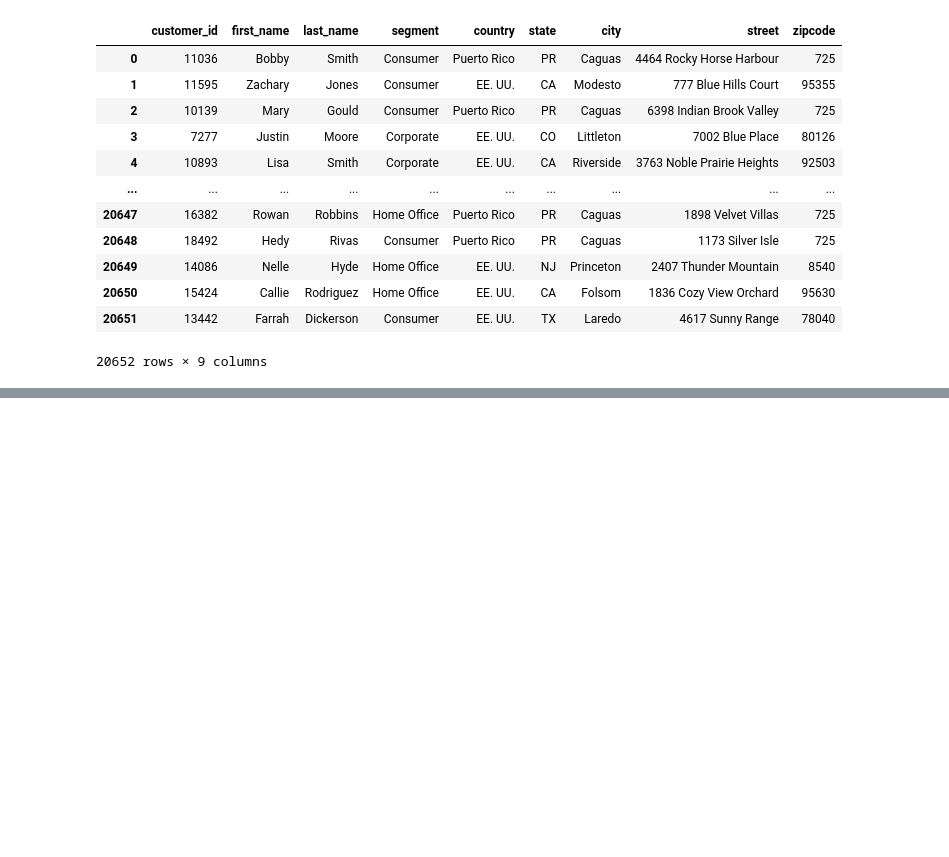
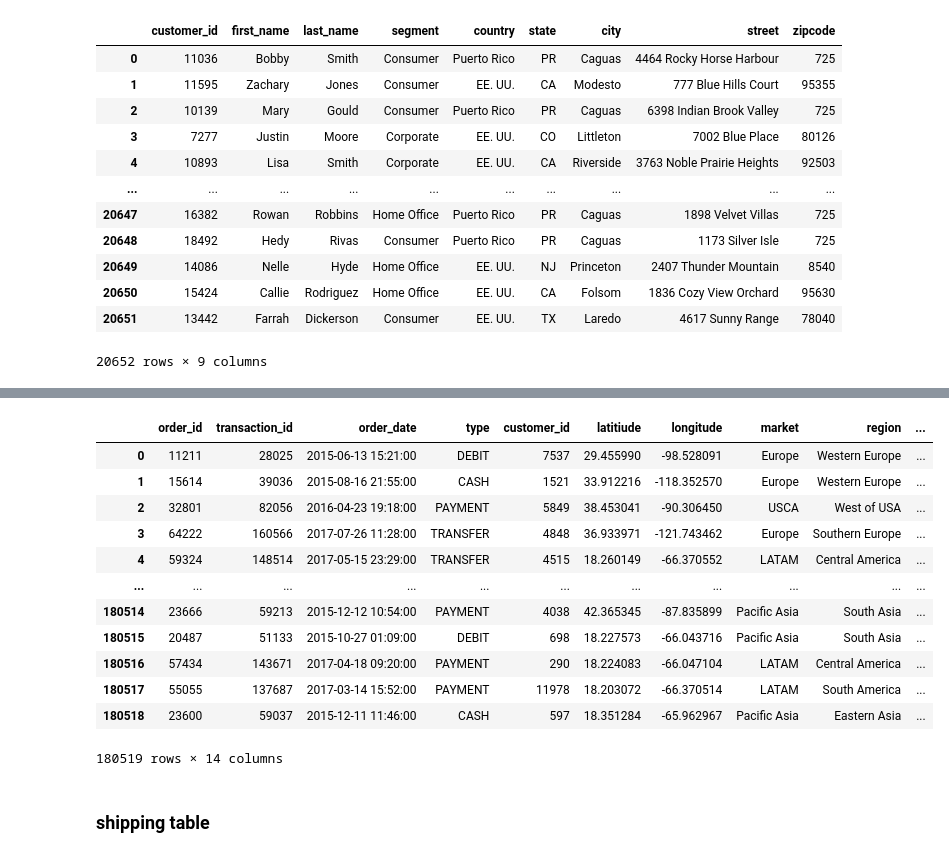
Before and after one commit to occampos/Supply-Chain-Analysis, a Jupyter notebook: supply_chain_analysis.ipynb, the cells around one changed output, grey strips where cells are left out. Drawn from its saved outputs; the diff is of its cells as text; code cells hidden in the pictures; blank space fills up the shorter version.

```diff
--- a/supply_chain_analysis.ipynb
+++ b/supply_chain_analysis.ipynb
@@ -16,10 +29,19 @@ orders_ratio_query = 'SELECT * FROM orders_ratio'
 orders_demographic_query = 'SELECT * FROM orders_demographic'
 shipping_query = 'SELECT * FROM shipping'
 # %%
-customers = pd.read_sql_query(customers_query, connection)
-products = pd.read_sql_query(products_query, connection)
-categories_departments = pd.read_sql_query(categories_departments_query, connection)
-orders = pd.read_sql_query(orders_query, connection)
-orders_ratio = pd.read_sql_query(orders_ratio_query, connection)
-orders_demographic = pd.read_sql_query(orders_demographic_query, connection)
-shipping = pd.read_sql_query(shipping_query, connection)
+with engine.begin() as connection:
+    og_customers = pd.read_sql_query(customers_query, connection)
+    og_products = pd.read_sql_query(products_query, connection)
+    og_categories_departments = pd.read_sql_query(categories_departments_query, connection)
+    og_orders = pd.read_sql_query(orders_query, connection)
+    og_orders_ratio = pd.read_sql_query(orders_ratio_query, connection)
+    og_orders_demographic = pd.read_sql_query(orders_demographic_query, connection)
+    og_shipping = pd.read_sql_query(shipping_query, connection)
+# %%
+customers = og_customers
+products = og_products
+categories_departments = og_categories_departments
+orders = og_orders
+orders_ratio = og_orders_ratio
+orders_demographic = og_orders_demographic
+shipping = og_shipping
@@ -57,0 +533,6 @@ products
+# %%
+orders_demographic['order_id'] = orders_demographic['order_id'].astype('int32')
+orders_demographic['transaction_id'] = orders_demographic['transaction_id'].astype('int32')
+orders_demographic['customer_id'] = orders_demographic['customer_id'].astype('int32')
+orders_demographic['latitiude'] = orders_demographic['latitiude'].astype('float32')
+orders_demographic['longitude'] = orders_demographic['longitude'].astype('float32')
@@ -57,0 +557,20 @@ products
+# %%
+orders_demographic['zipcode'] = orders_demographic['zipcode'].replace({None: float('nan')})
+# %%
+orders_demographic
+# %% [output]
+|  | order_id | transaction_id | order_date | type | customer_id | latitiude | longitude | market | region | ... |
+| 0 | 11211 | 28025 | 2015-06-13 15:21:00 | DEBIT | 7537 | 29.455990 | -98.528091 | Europe | Western Europe | ... |
+| 1 | 15614 | 39036 | 2015-08-16 21:55:00 | CASH | 1521 | 33.912216 | -118.352570 | Europe | Western Europe | ... |
+| 2 | 32801 | 82056 | 2016-04-23 19:18:00 | PAYMENT | 5849 | 38.453041 | -90.306450 | USCA | West of USA | ... |
+| 3 | 64222 | 160566 | 2017-07-26 11:28:00 | TRANSFER | 4848 | 36.933971 | -121.743462 | Europe | Southern Europe | ... |
+| 4 | 59324 | 148514 | 2017-05-15 23:29:00 | TRANSFER | 4515 | 18.260149 | -66.370552 | LATAM | Central America | ... |
+| ... | ... | ... | ... | ... | ... | ... | ... | ... | ... | ... |
+| 180514 | 23666 | 59213 | 2015-12-12 10:54:00 | PAYMENT | 4038 | 42.365345 | -87.835899 | Pacific Asia | South Asia | ... |
+| 180515 | 20487 | 51133 | 2015-10-27 01:09:00 | DEBIT | 698 | 18.227573 | -66.043716 | Pacific Asia | South Asia | ... |
+| 180516 | 57434 | 143671 | 2017-04-18 09:20:00 | PAYMENT | 290 | 18.224083 | -66.047104 | LATAM | Central America | ... |
+| 180517 | 55055 | 137687 | 2017-03-14 15:52:00 | PAYMENT | 11978 | 18.203072 | -66.370514 | LATAM | South America | ... |
+| 180518 | 23600 | 59037 | 2015-12-11 11:46:00 | CASH | 597 | 18.351284 | -65.962967 | Pacific Asia | Eastern Asia | ... |
+180519 rows × 14 columns
+# %% [markdown]
+### shipping table
```
Also changed, not shown: parts of 67 cells of this notebook.
